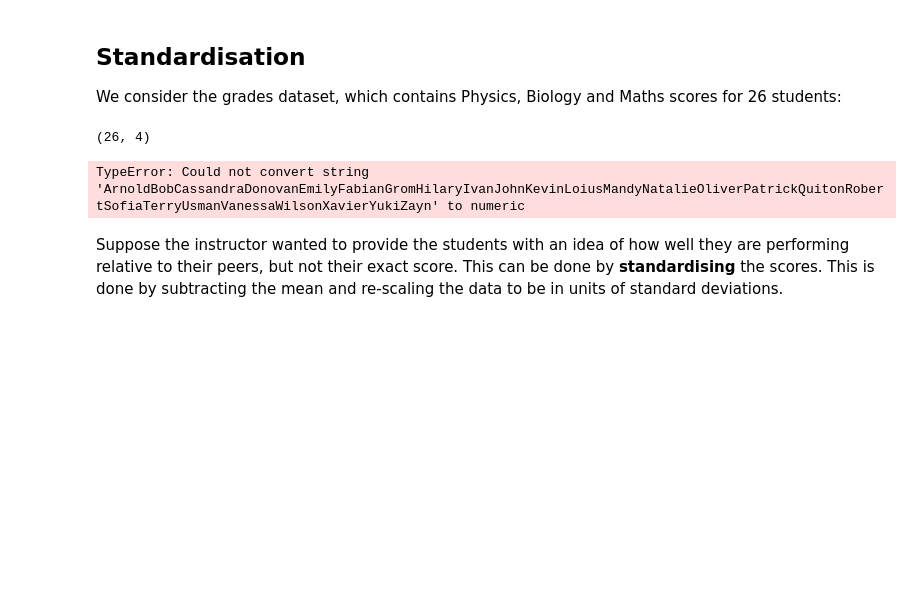
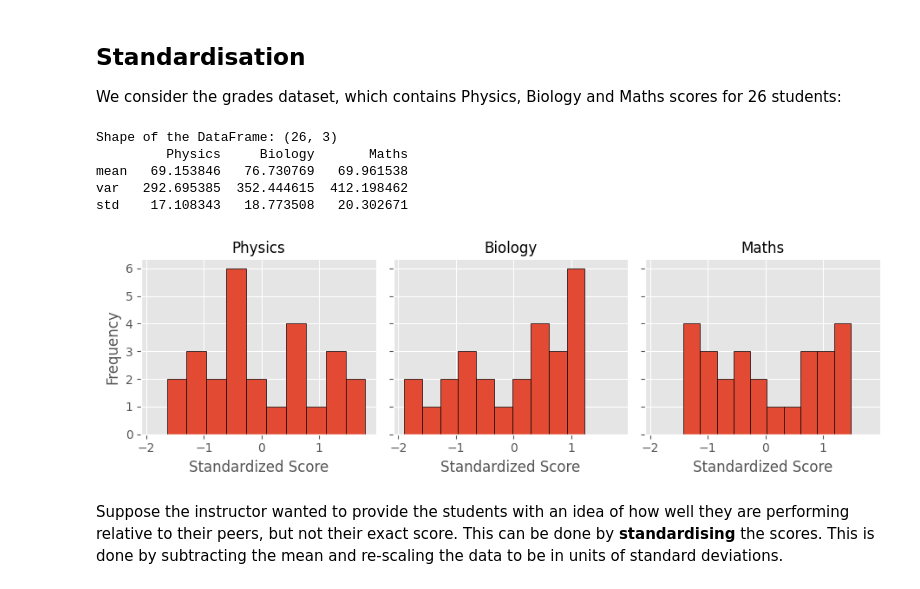
Before and after one commit to badineniharshith/IIIT-HYD-, a Jupyter notebook: AIML_Sep'24_Probability_Primer.ipynb, the cells around one changed output. Saved outputs shown, nothing was run; the diff lists cells and outputs as text; code cells hidden in the pictures; blank space fills up the shorter version.

```diff
--- a/AIML_Sep'24_Probability_Primer.ipynb
+++ b/AIML_Sep'24_Probability_Primer.ipynb
@@ -245,10 +245,3 @@ You can see that the Mean Squared eror is a great penalty, because it punishes g
 ## Standardisation
 
 We consider the grades dataset, which contains Physics, Biology and Maths scores for 26 students:
-# %%
-grades = pd.read_csv("https://archive.org/download/ml-fundamentals-data/machine-learning-fundamentals-data/grades.csv")
-print(grades.shape)
-grades.agg(["mean", "var", "std"])
-# %% [output]
-(26, 4)
-TypeError: Could not convert string 'ArnoldBobCassandraDonovanEmilyFabianGromHilaryIvanJohnKevinLoiusMandyNatalieOliverPatrickQuitonRobertSofiaTerryUsmanVanessaWilsonXavierYukiZayn' to numeric
@@ -258,3 +248,49 @@ g.map(plt.hist, "value")
+# %%
+import pandas as pd
+import numpy as np
+
+# Create synthetic data for 26 students
+np.random.seed(42)  # For reproducibility
+data = {
+    "Physics": np.random.randint(40, 101, size=26),  # Random scores between 40 and 100
+    "Biology": np.random.randint(40, 101, size=26),
+    "Maths": np.random.randint(40, 101, size=26)
+}
+
+# Create a DataFrame
+grades = pd.DataFrame(data)
+
+# Print the shape of the DataFrame
+print("Shape of the DataFrame:", grades.shape)
+
+# Compute and display the mean, variance, and standard deviation of the numerical columns
+statistics = grades.agg(["mean", "var", "std"])
+print(statistics)
+# %% [output]
+Shape of the DataFrame: (26, 3)
+         Physics     Biology       Maths
+mean   69.153846   76.730769   69.961538
+var   292.695385  352.444615  412.198462
+std    17.108343   18.773508   20.302671
+# %%
+# Standardize the scores
+mean_scores = grades.mean()
+std_scores = grades.std()
+standardized_grades = (grades - mean_scores) / std_scores
+
+# Melt the DataFrame to long format for Seaborn
+melted_grades = standardized_grades.melt(var_name='Subject', value_name='Standardized Score')
+
+# Plot the standardized scores using Seaborn
+g = sns.FacetGrid(melted_grades, col="Subject")
+g.map(plt.hist, "Standardized Score", bins=10, edgecolor='k')
+g.set_axis_labels("Standardized Score", "Frequency")
+g.set_titles(col_template="{col_name}")
+
+# Show the plot
+plt.show()
+# %% [output]
+[figure, added]
 # %% [markdown]
 Suppose the instructor wanted to provide the students with an idea of how well they are performing relative to their peers, but not their exact score. This can be done by **standardising** the scores. This is done by subtracting the mean and re-scaling the data to be in units of standard deviations.
 # %%
```
Also changed, not shown: parts of 28 cells of this notebook.
